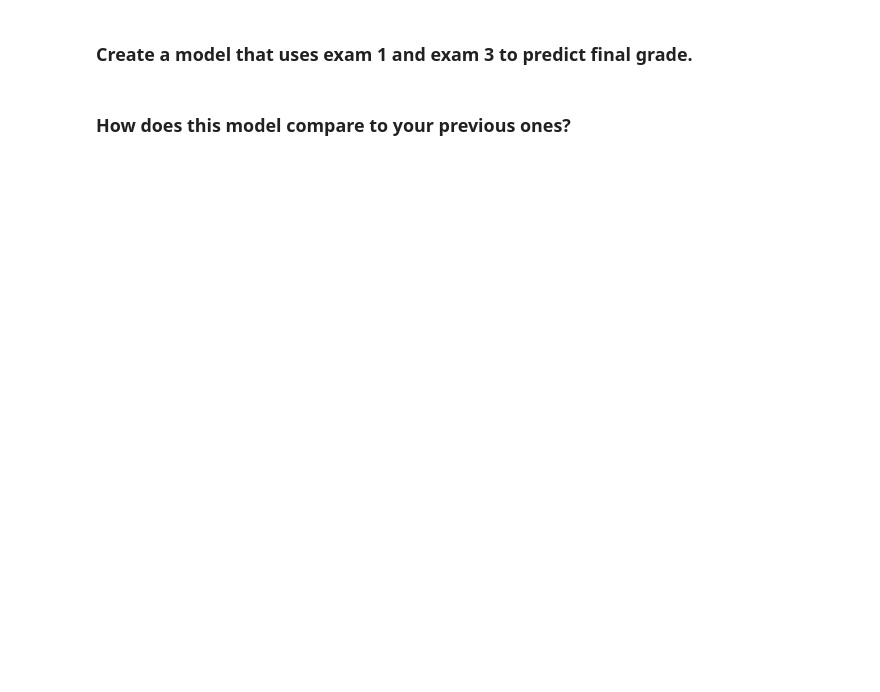
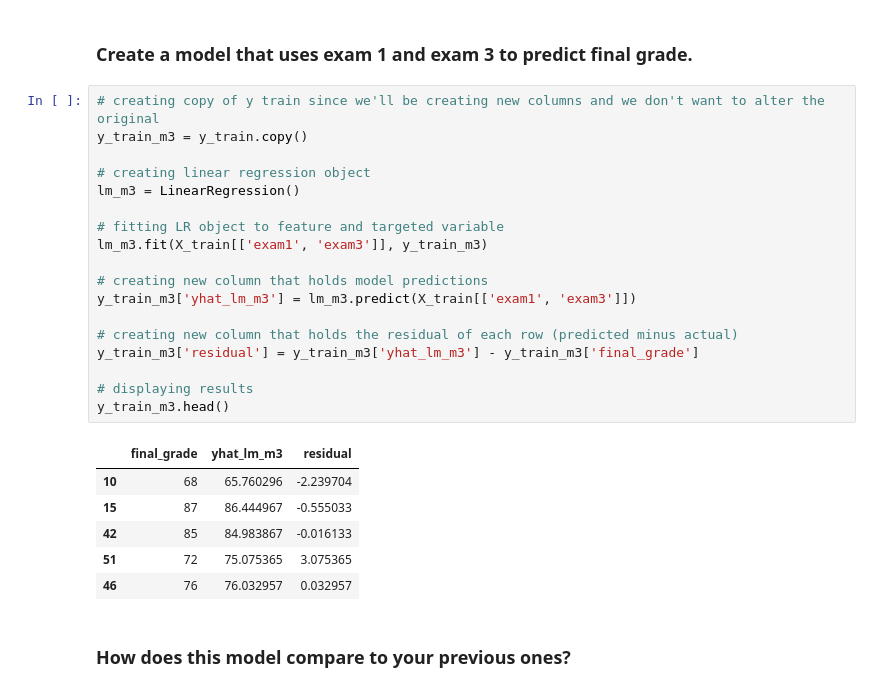
Before and after one commit to SamuelD-Data/regression-exercises, a Jupyter notebook: model.ipynb, the cells around one changed output. Drawn from its saved outputs; the diff is of its cells as text; blank space fills up the shorter version.

```diff
--- a/model.ipynb
+++ b/model.ipynb
@@ -193,4 +201,29 @@ Text(0.5, 1.0, 'Model 2 - Predicted vs Actual Final Grade')
 # %% [markdown]
 ### Create a model that uses exam 1 and exam 3 to predict final grade.
+# %%
+# creating copy of y train since we'll be creating new columns and we don't want to alter the original
+y_train_m3 = y_train.copy()
+
+# creating linear regression object
+lm_m3 = LinearRegression()
+
+# fitting LR object to feature and targeted variable
+lm_m3.fit(X_train[['exam1', 'exam3']], y_train_m3)
+
+# creating new column that holds model predictions
+y_train_m3['yhat_lm_m3'] = lm_m3.predict(X_train[['exam1', 'exam3']])
+
+# creating new column that holds the residual of each row (predicted minus actual)
+y_train_m3['residual'] = y_train_m3['yhat_lm_m3'] - y_train_m3['final_grade']
+
+# displaying results
+y_train_m3.head()
+# %% [output]
+|  | final_grade | yhat_lm_m3 | residual |
+| 10 | 68 | 65.760296 | -2.239704 |
+| 15 | 87 | 86.444967 | -0.555033 |
+| 42 | 85 | 84.983867 | -0.016133 |
+| 51 | 72 | 75.075365 | 3.075365 |
+| 46 | 76 | 76.032957 | 0.032957 |
 # %% [markdown]
 ### How does this model compare to your previous ones?
```
Also changed, not shown: parts of 18 cells of this notebook.
